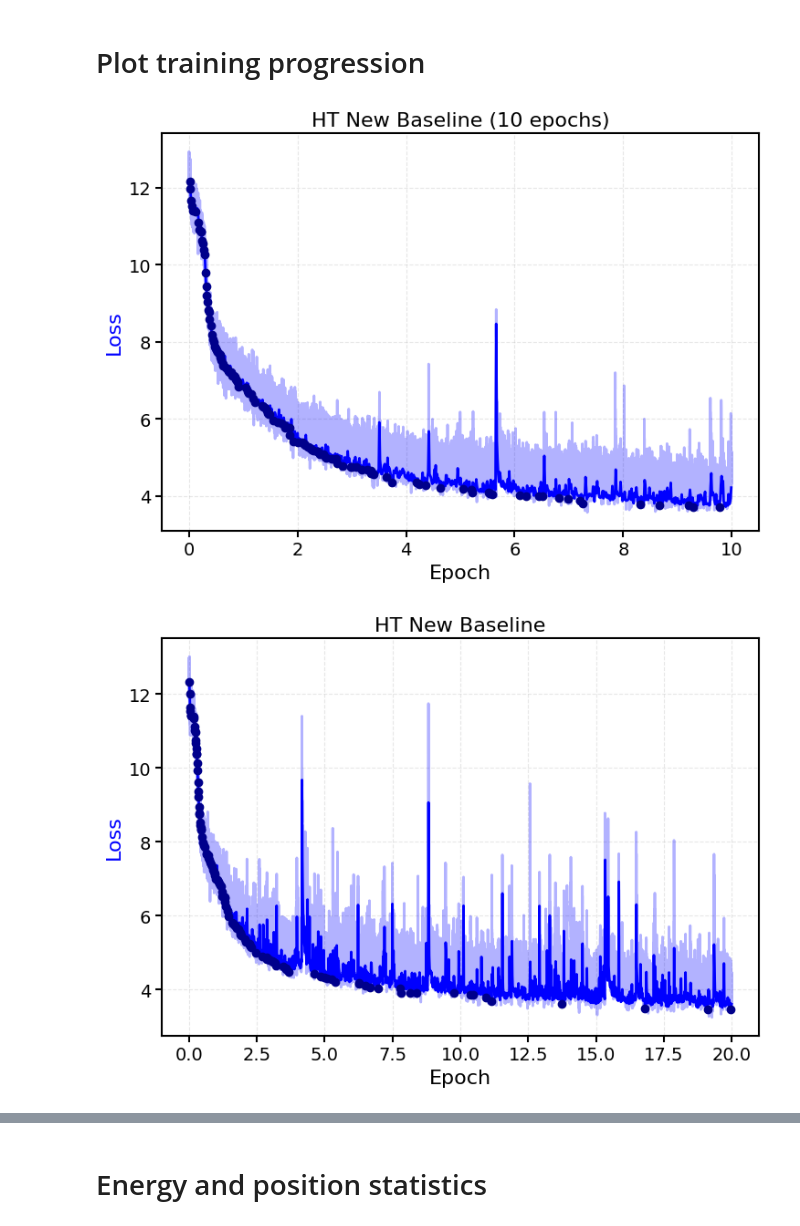
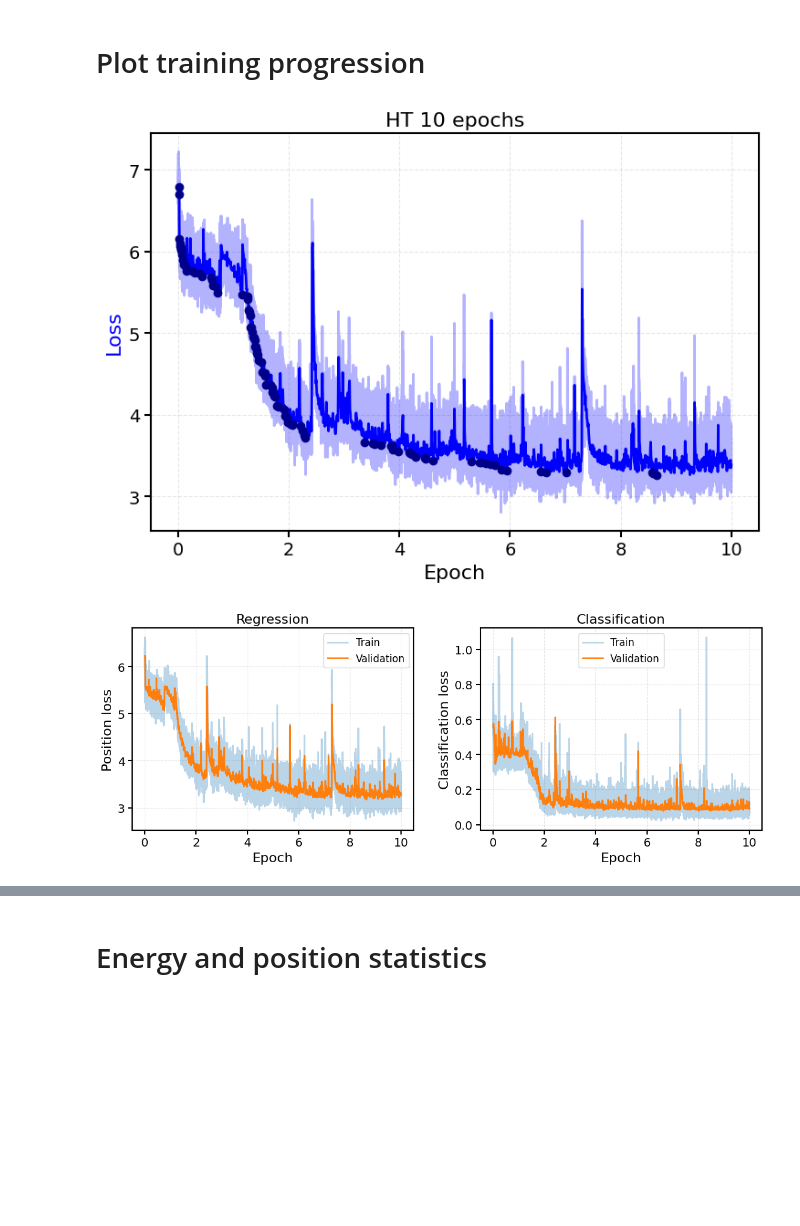
Before and after one commit to cid02219585/WatChMaL, a Jupyter notebook: regression_analysis_multi.ipynb, the cells around one changed output, grey strips where cells are left out. Drawn from its saved outputs; the diff is of its cells as text; code cells hidden in the pictures; blank space fills up the shorter version.

Commit message:
variable multiring analysis changes

```diff
--- a/regression_analysis_multi.ipynb
+++ b/regression_analysis_multi.ipynb
@@ -1074,33 +374,74 @@ e_position_mean = [
+# %%
+### 40 epochs
+
+
+### PER EVENT
+# nhg_10_epoch =
+# nhg_20_epoch =
+# nhg_dirloss =
+
+ht_10_epoch = 'gnn/electrons/hep/2026-08-23/18-34-20-622'
+ht_20_epoch = 'gnn/electrons/hep/2026-08-23/22-18-16-339/'
+# ht_allthree =
+
+# nhg_variable_position_event = [
+#     WatChMaLPositionRegression(directory=outdir_reg + nhg_variable_multi, run_label="NHG 10 epochs", true_positions=data_variable["positions"],ring_mask=data_variable["ring_mask"], true_directions=data_variable["directions"], indices=data_variable["global_indices"],selection = cuts_variable)
+# ]
+
+ht_variable_position_event = [
+    WatChMaLPositionRegression(directory=outdir_reg + ht_10_epoch, run_label="HT 10 epochs", true_positions=data_variable["positions"],ring_mask=data_variable["ring_mask"], true_directions=data_variable["directions"], indices=data_variable["global_indices"],selection = cuts_variable),
+    WatChMaLPositionRegression(directory=outdir_reg + ht_20_epoch, run_label="HT 20 epochs", true_positions=data_variable["positions"],ring_mask=data_variable["ring_mask"], true_directions=data_variable["directions"], indices=data_variable["global_indices"],selection = cuts_variable),
+]
+### PER PARTICLE
+
+cuts_particle = cuts_variable[ht_variable_position_event[0].particle_event_index]
 # %% [markdown]
 # Plot training progression
 # %%
 # for r in resnet_muon_energy:
 #     fig, ax1 = r.plot_training_progression(fig_size=(8,6), title=r.run_label, plot_best=True)
 #     # fig, ax1 = r.plot_validation_progression(legend=None, fig_size=(8,6))
 #     ax1.set_yscale('log')
 #     # ax1.set_ylim(0.1, 100)
 #     # ax1.set_xlim(10,)
 # for r in resnet_muon_direction:
 #     fig, ax1 = r.plot_training_progression(legend=None, fig_size=(8,6), title=r.run_label)
 # # for r in resnet_muon_energy:
 # #     fig, ax1 = r.plot_training_progression(legend=None, fig_size=(8,6), title=r.run_label)
 # for r in resnet_muon_position:
 #     fig, ax1 = r.plot_training_progression(fig_size=(8,6), title=r.run_label, plot_best=True)
 #     # fig, ax1 = r.plot_validation_progression(legend=None, fig_size=(8,6))
 #     ax1.set_yscale('log')
 
 # for r in e_position_slot_0:
 #     fig, ax1 = r.plot_training_progression(legend=None, fig_size=(8,6), title=r.run_label)
 
 # for r in e_position_truth_1:
 #     fig, ax1 = r.plot_training_progression(legend=None, fig_size=(8,6), title=r.run_label)
+# for r in e_position_mean:
+#     fig, ax1 = r.plot_training_progression(legend=None, fig_size=(8,6), title=r.run_label)
 
-for r in e_position_mean:
-    fig, ax1 = r.plot_training_progression(legend=None, fig_size=(8,6), title=r.run_label)
+for r in ht_variable_position_event:
+    # Joint loss
+    fig, ax = r.plot_training_progression(
+        legend=None,
+        fig_size=(8, 6),
+        title=r.run_label
+    )
+
+    # Separate position + classification losses
+    fig, axes = r.plot_loss_components(
+        fig_size=(12, 5),
+        legend='best'
+    )
+# for r in res_e_position_mean:
+#     fig, ax1 = r.plot_training_progression(legend=None, fig_size=(8,6), title=r.run_label)
+# for r in nhg_e_position_mean:
+#     fig, ax1 = r.plot_training_progression(legend=None, fig_size=(8,6), title=r.run_label)
 # for r in resnet_e_direction:
 #     fig, ax1 = r.plot_training_progression(legend=None, fig_size=(8,6), title=r.run_label)
 # for r in resnet_e_energy:
 #     fig, ax1 = r.plot_training_progression(legend=None, fig_size=(8,6), title=r.run_label)
 # %% [output]
-[figure, old version]
+[figure, new version]
-[figure, old version]
+[figure, new version]
```
Also changed, not shown: parts of 56 cells of this notebook, 5 other files.
